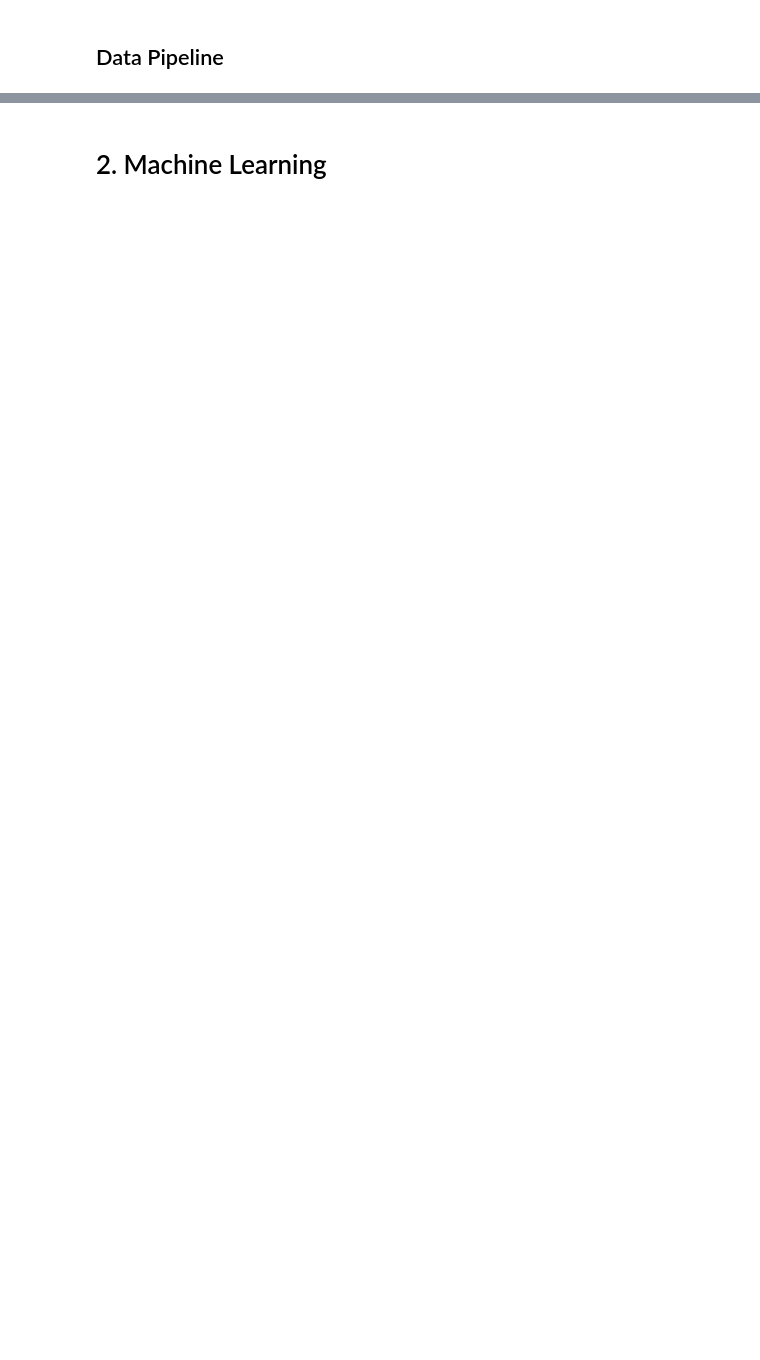
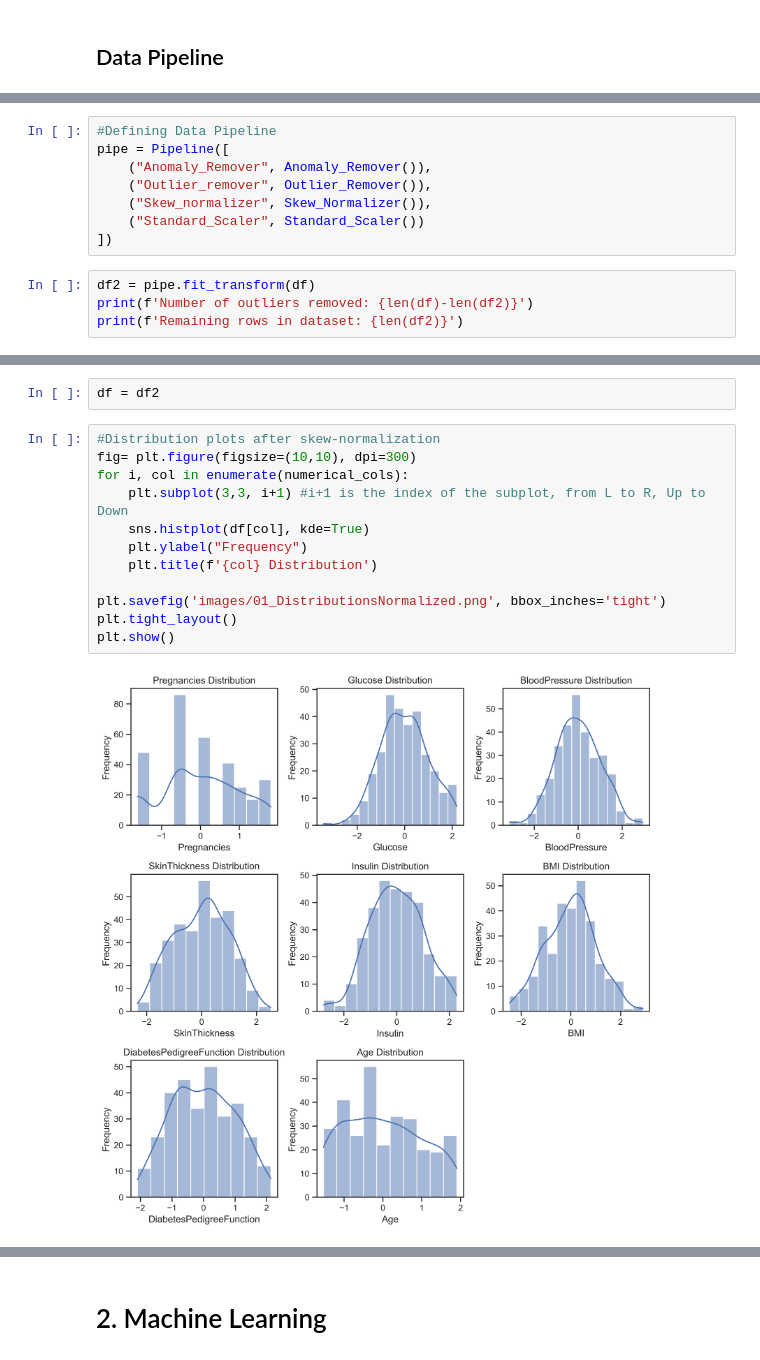
Before and after one commit to Gregoritsch3/ML_EDA_Classification_Diabetes, a Jupyter notebook: ML_EDA_Classification_Diabetes.ipynb, the cells around one changed output, grey strips where cells are left out. Drawn from its saved outputs; the diff is of its cells as text; blank space fills up the shorter version.

```diff
--- a/ML_EDA_Classification_Diabetes.ipynb
+++ b/ML_EDA_Classification_Diabetes.ipynb
@@ -265,0 +380,12 @@ The Pearson Linear Correlation Coefficients between numerical variables are supr
+# %%
+#Defining Data Pipeline
+pipe = Pipeline([
+    ("Anomaly_Remover", Anomaly_Remover()),
+    ("Outlier_remover", Outlier_Remover()),
+    ("Skew_normalizer", Skew_Normalizer()),
+    ("Standard_Scaler", Standard_Scaler())
+])
+# %%
+df2 = pipe.fit_transform(df)
+print(f'Number of outliers removed: {len(df)-len(df2)}')
+print(f'Remaining rows in dataset: {len(df2)}')
@@ -265,0 +404,16 @@ The Pearson Linear Correlation Coefficients between numerical variables are supr
+# %%
+df = df2
+# %%
+#Distribution plots after skew-normalization
+fig= plt.figure(figsize=(10,10), dpi=300)
+for i, col in enumerate(numerical_cols):
+    plt.subplot(3,3, i+1) #i+1 is the index of the subplot, from L to R, Up to Down
+    sns.histplot(df[col], kde=True)
+    plt.ylabel("Frequency")
+    plt.title(f'{col} Distribution')
+
+plt.savefig('images/01_DistributionsNormalized.png', bbox_inches='tight')
+plt.tight_layout()
+plt.show()
+# %% [output]
+[figure, added]
```
Also changed, not shown: parts of 30 cells of this notebook, 2 other files.
